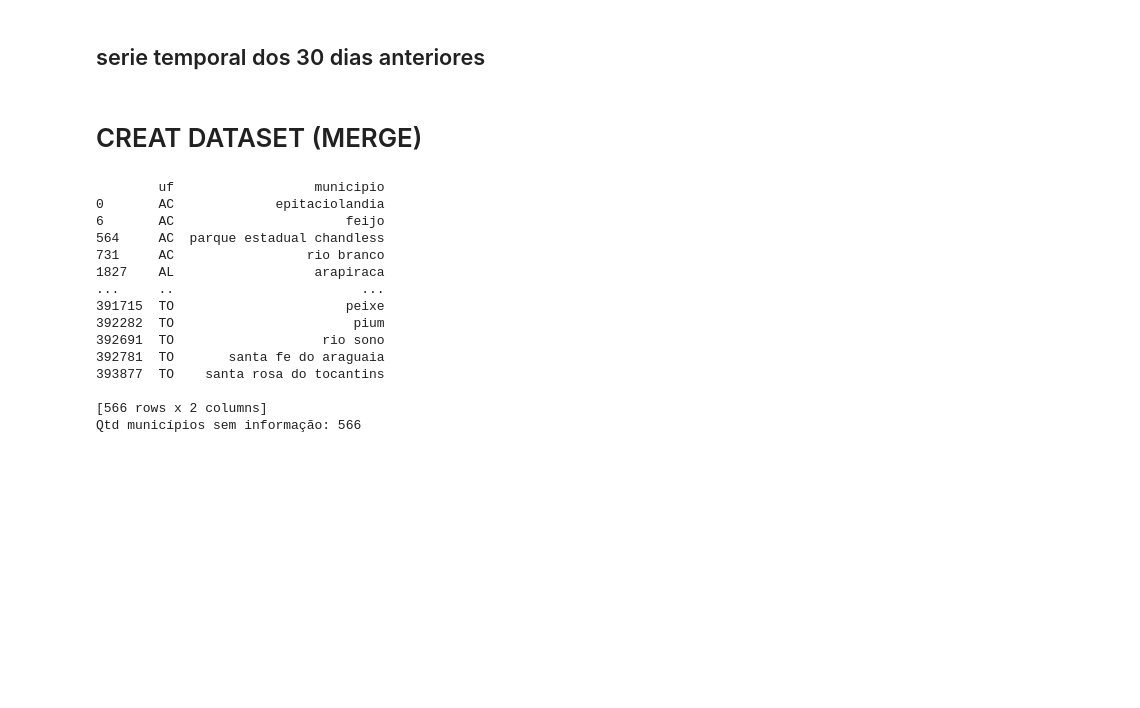
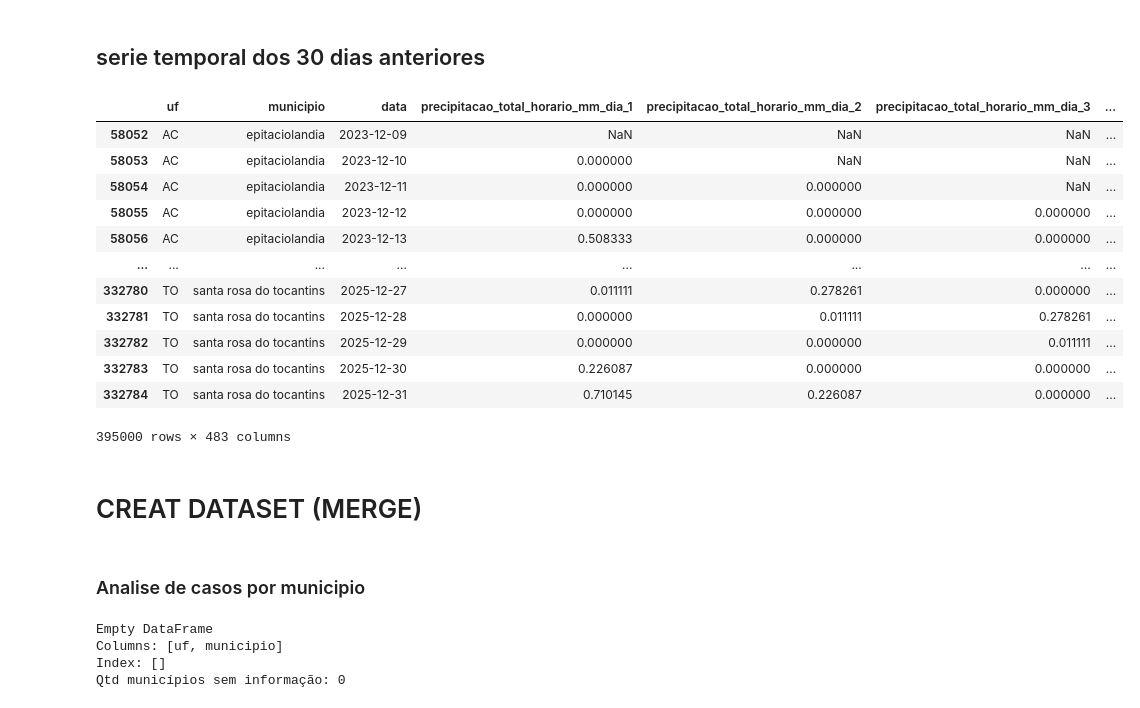
Before and after one commit to PedrocsGalindo/dengue_prediction, a Jupyter notebook: dengue_prediction/notebooks/dataset_prep.ipynb, the cells around one changed output. Saved outputs shown, nothing was run; the diff lists cells and outputs as text; code cells hidden in the pictures; blank space fills up the shorter version.

```diff
--- a/dengue_prediction/notebooks/dataset_prep.ipynb
+++ b/dengue_prediction/notebooks/dataset_prep.ipynb
@@ -209,6 +209,8 @@ for year in [2023, 2024, 2025]:
         dfs_diarios.append(df)
 
 df_INMET = pd.concat(dfs_diarios, ignore_index=True)
+# Garantir ordem
+df_INMET = df_INMET.sort_values(["uf", "municipio", "data"])
 # %% [markdown]
 ## media dos 30 dias anteriores
 # %%
@@ -234,17 +234,35 @@ for col in num_cols:
     )
 # %% [markdown]
 ## serie temporal dos 30 dias anteriores
+# %%
+df_INMET_last30 = df_INMET[id_cols].copy()
+
+for col in num_cols:
+    for i in range(1, 31):
+        df_INMET_last30[f"{col}_dia_{i}"] = df_INMET.groupby(["uf", "municipio"])[col].shift(i)
+
+df_INMET_last30
+# %% [output]
+|  | uf | municipio | data | precipitacao_total_horario_mm_dia_1 | precipitacao_total_horario_mm_dia_2 | precipitacao_total_horario_mm_dia_3 | ... |
+| 58052 | AC | epitaciolandia | 2023-12-09 | NaN | NaN | NaN | ... |
+| 58053 | AC | epitaciolandia | 2023-12-10 | 0.000000 | NaN | NaN | ... |
+| 58054 | AC | epitaciolandia | 2023-12-11 | 0.000000 | 0.000000 | NaN | ... |
+| 58055 | AC | epitaciolandia | 2023-12-12 | 0.000000 | 0.000000 | 0.000000 | ... |
+| 58056 | AC | epitaciolandia | 2023-12-13 | 0.508333 | 0.000000 | 0.000000 | ... |
+| ... | ... | ... | ... | ... | ... | ... | ... |
+| 332780 | TO | santa rosa do tocantins | 2025-12-27 | 0.011111 | 0.278261 | 0.000000 | ... |
+| 332781 | TO | santa rosa do tocantins | 2025-12-28 | 0.000000 | 0.011111 | 0.278261 | ... |
+| 332782 | TO | santa rosa do tocantins | 2025-12-29 | 0.000000 | 0.000000 | 0.011111 | ... |
+| 332783 | TO | santa rosa do tocantins | 2025-12-30 | 0.226087 | 0.000000 | 0.000000 | ... |
+| 332784 | TO | santa rosa do tocantins | 2025-12-31 | 0.710145 | 0.226087 | 0.000000 | ... |
+395000 rows × 483 columns
 # %% [markdown]
 # CREAT DATASET (MERGE)
+# %% [markdown]
+### Analise de casos por municipio
 # %%
-df = df_INMET_mean_30.merge(
-    dengBr23,
-    on=["data", "municipio", "uf"],
-    how="left"
-)
-
 # Linhas em que não encontrou informação de dengue
-sem_dengue = df[df["casos_dengue"].isna()].copy()
+sem_dengue = dengBr23[dengBr23["casos_dengue"].isna()].copy()
 
 # Municípios sem informação de dengue em pelo menos uma data
 municipios_sem_dengue = (
@@ -256,20 +274,9 @@ municipios_sem_dengue = (
 print(municipios_sem_dengue)
 print("Qtd municípios sem informação:", municipios_sem_dengue.shape[0])
 # %% [output]
-        uf                  municipio
-0       AC             epitaciolandia
-6       AC                      feijo
-564     AC  parque estadual chandless
-731     AC                 rio branco
-1827    AL                  arapiraca
-...     ..                        ...
-391715  TO                      peixe
-392282  TO                       pium
-392691  TO                   rio sono
-392781  TO       santa fe do araguaia
-393877  TO    santa rosa do tocantins
-
-[566 rows x 2 columns]
-Qtd municípios sem informação: 566
+Empty DataFrame
+Columns: [uf, municipio]
+Index: []
+Qtd municípios sem informação: 0
 # %%
 exemplos_com_dengue_por_municipio = (
```
Also changed, not shown: parts of 7 cells of this notebook.
